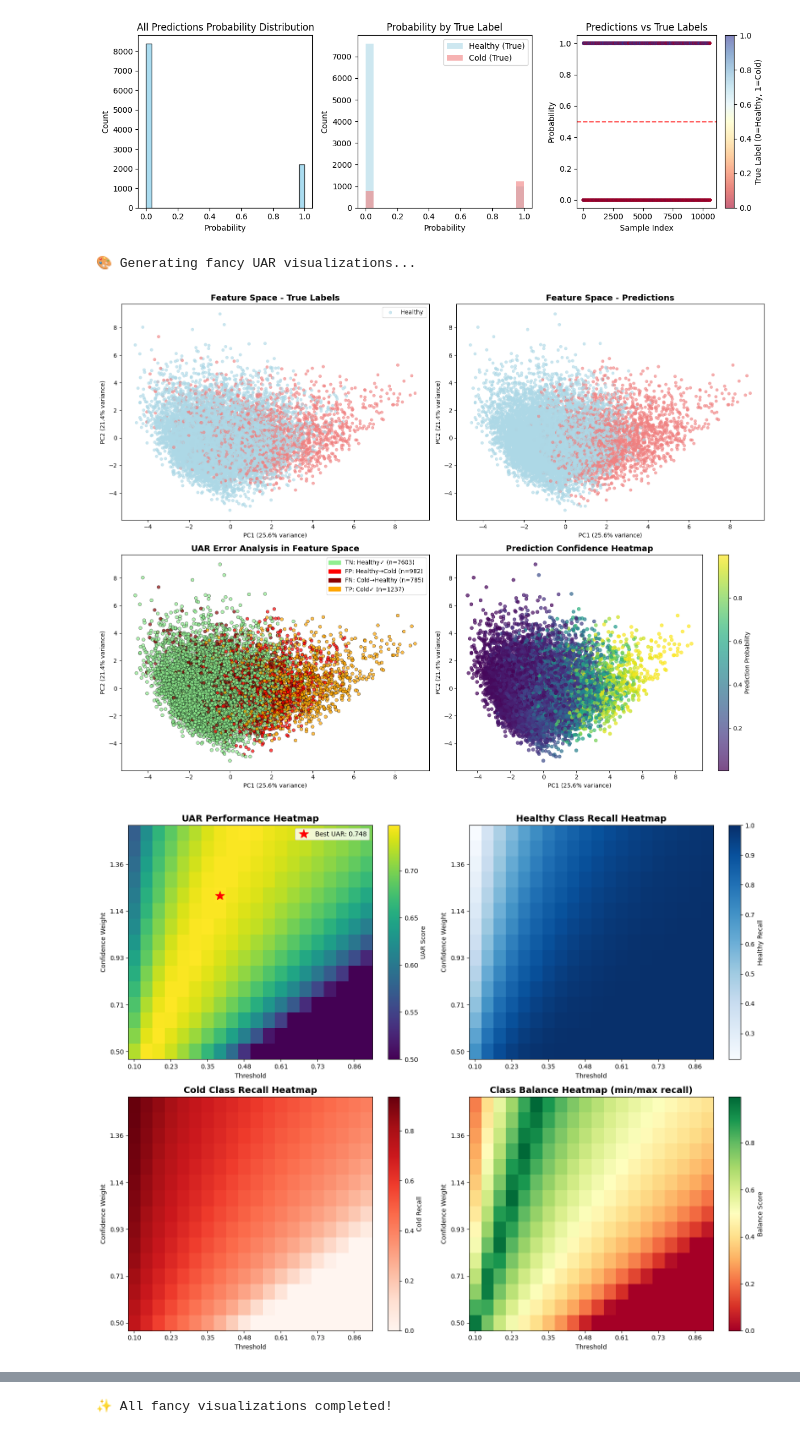
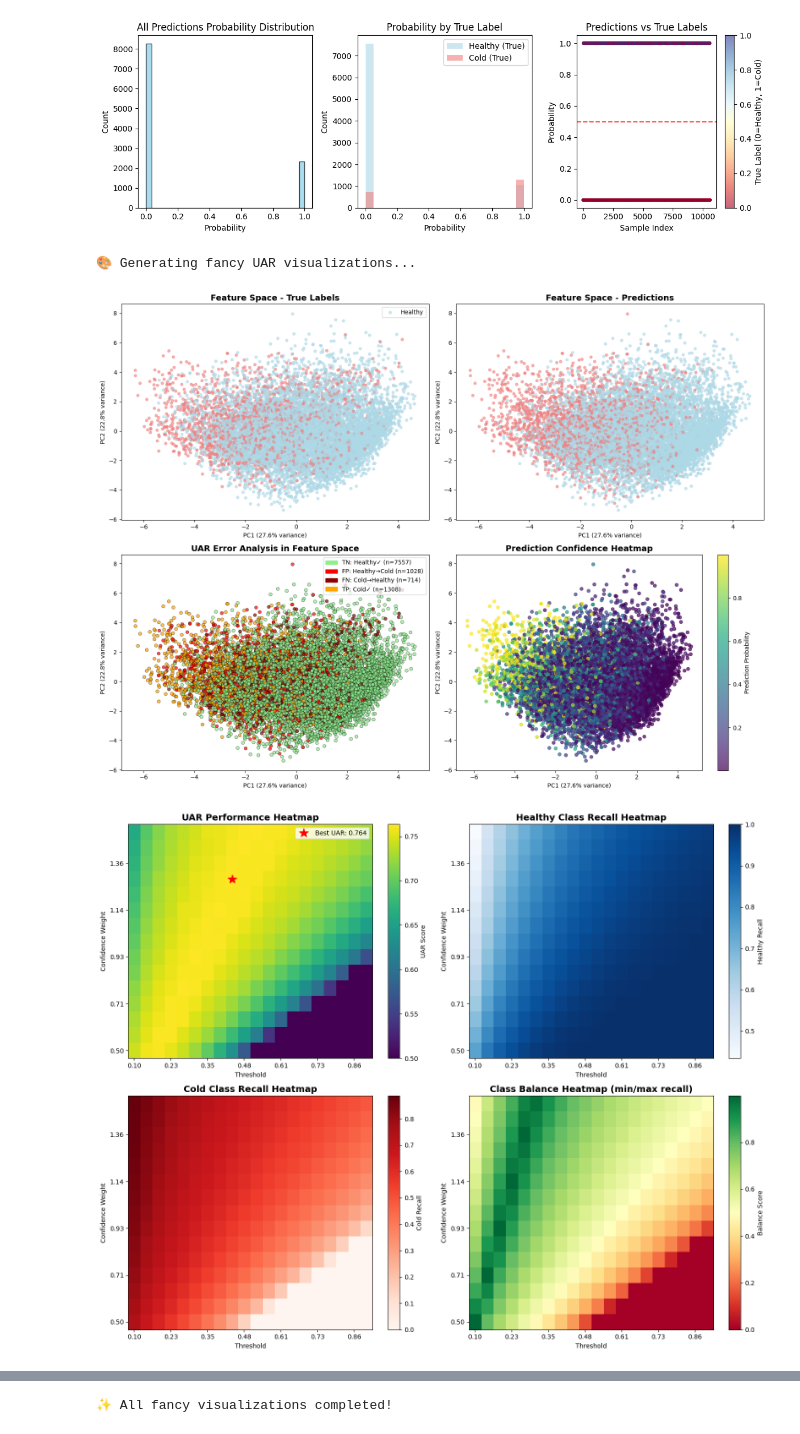
Before and after one commit to tianmalu/AI4Health, a Jupyter notebook: eval/constrast_cv.ipynb, the cells around one changed output, grey strips where cells are left out. Drawn from its saved outputs; the diff is of its cells as text; code cells hidden in the pictures.

```diff
--- a/eval/constrast_cv.ipynb
+++ b/eval/constrast_cv.ipynb
@@ -260,7 +260,7 @@ with open("../ComParE2017_Cold_4students/lab/ComParE2017_Cold.tsv", "r", encodin
 device = torch.device("cuda" if torch.cuda.is_available() else "cpu")
 # load weights from the pretrained model
 model = SupervisedContrastiveCNN().to(device)
-pretrained_model_path = "../best_contrastive_model_sampling.pth"
+pretrained_model_path = "../best_contrastive_model_sampling_0.5.pth"
 model.load_state_dict(torch.load(pretrained_model_path))
 model
 # %% [output]
@@ -490,7 +490,6 @@ import cv2
 
 # 1. 特征空间可视化 + UAR分析
 def visualize_feature_space_with_uar(model, test_loader, device):
-    """可视化特征空间并分析UAR相关的错误模式"""
 
     model.eval()
     features_list = []
@@ -580,11 +579,8 @@ def visualize_feature_space_with_uar(model, test_loader, device):
     plt.tight_layout()
     return fig
 
-# 2. UAR性能热图分析
 def plot_uar_performance_heatmap(all_probs, all_labels):
-    """创建UAR性能热图"""
 
-    # 不同阈值下的性能分析
     thresholds = np.linspace(0.1, 0.9, 20)
     confidence_weights = np.linspace(0.5, 1.5, 15)
 
@@ -594,11 +590,9 @@ def plot_uar_performance_heatmap(all_probs, all_labels):
 
     for i, weight in enumerate(confidence_weights):
         for j, threshold in enumerate(thresholds):
-            # 应用置信度权重
             weighted_probs = np.clip(all_probs * weight, 0, 1)
             predictions = (weighted_probs > threshold).astype(int)
 
-            # 计算混淆矩阵
             cm = confusion_matrix(all_labels, predictions, labels=[0, 1])
             if cm.shape == (2, 2):
                 tn, fp, fn, tp = cm.ravel()
@@ -612,10 +606,8 @@ def plot_uar_performance_heatmap(all_probs, all_labels):
             healthy_recall_matrix[i, j] = healthy_recall
             cold_recall_matrix[i, j] = cold_recall
 
-    # 创建热图
     fig, ((ax1, ax2), (ax3, ax4)) = plt.subplots(2, 2, figsize=(15, 12))
 
-    # UAR热图
     im1 = ax1.imshow(uar_matrix, cmap='viridis', aspect='auto', origin='lower')
     ax1.set_title('UAR Performance Heatmap', fontsize=14, fontweight='bold')
     ax1.set_xlabel('Threshold')
@@ -626,13 +618,11 @@ def plot_uar_performance_heatmap(all_probs, all_labels):
     ax1.set_yticklabels([f'{confidence_weights[i]:.2f}' for i in range(0, len(confidence_weights), 3)])
     plt.colorbar(im1, ax=ax1, label='UAR Score')
 
-    # 找到最佳UAR点
     best_uar_idx = np.unravel_index(np.argmax(uar_matrix), uar_matrix.shape)
     ax1.plot(best_uar_idx[1], best_uar_idx[0], 'r*', markersize=15,
              label=f'Best UAR: {uar_matrix[best_uar_idx]:.3f}')
     ax1.legend()
 
-    # Healthy Recall热图
     im2 = ax2.imshow(healthy_recall_matrix, cmap='Blues', aspect='auto', origin='lower')
     ax2.set_title('Healthy Class Recall Heatmap', fontsize=14, fontweight='bold')
     ax2.set_xlabel('Threshold')
@@ -643,7 +633,6 @@ def plot_uar_performance_heatmap(all_probs, all_labels):
     ax2.set_yticklabels([f'{confidence_weights[i]:.2f}' for i in range(0, len(confidence_weights), 3)])
     plt.colorbar(im2, ax=ax2, label='Healthy Recall')
 
-    # Cold Recall热图
     im3 = ax3.imshow(cold_recall_matrix, cmap='Reds', aspect='auto', origin='lower')
     ax3.set_title('Cold Class Recall Heatmap', fontsize=14, fontweight='bold')
     ax3.set_xlabel('Threshold')
@@ -814,10 +803,8 @@ def plot_confidence_uar_relationship(all_probs, all_labels, all_predictions):
     plt.tight_layout()
     return fig
 
-# 执行可视化
 print("🎨 Generating fancy UAR visualizations...")
 
-# 获取所有预测结果
 model.eval()
 all_features = []
 all_labels = []
@@ -827,33 +814,32 @@ all_probs = []
 with torch.no_grad():
     for batch_X, batch_y in test_loader:
         batch_X = batch_X.to(device)
         logits = model(batch_X).squeeze()
         probs = torch.sigmoid(logits)
         preds = (probs > best_t).long()
 
         all_labels.extend(batch_y.numpy())
         all_predictions.extend(preds.cpu().numpy())
         all_probs.extend(probs.cpu().numpy())
 
 all_labels = np.array(all_labels)
 all_predictions = np.array(all_predictions)
 all_probs = np.array(all_probs)
 
-# 生成可视化
 fig1 = visualize_feature_space_with_uar(model, test_loader, device)
 plt.show()
 
 fig2 = plot_uar_performance_heatmap(all_probs, all_labels)
 plt.show()
 
 fig3 = visualize_sample_level_errors(model, test_loader, device, num_samples=16)
 plt.show()
 
 fig4 = plot_confidence_uar_relationship(all_probs, all_labels, all_predictions)
 plt.show()
 
 print("✨ All fancy visualizations completed!")
 # %% [output]
 🎨 Generating fancy UAR visualizations...
-[figure, old version]
+[figure, new version]
-[figure, old version]
+[figure, new version]
```
Also changed, not shown: parts of 6 cells of this notebook, 7 other files.
